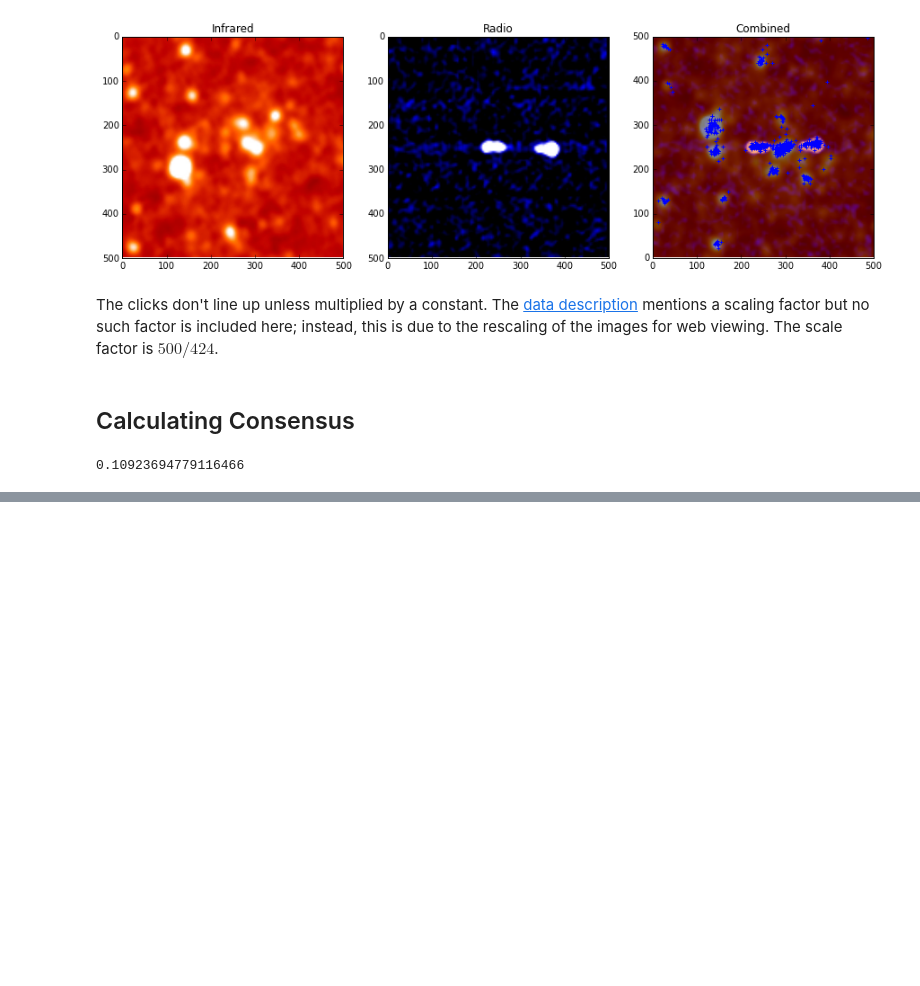
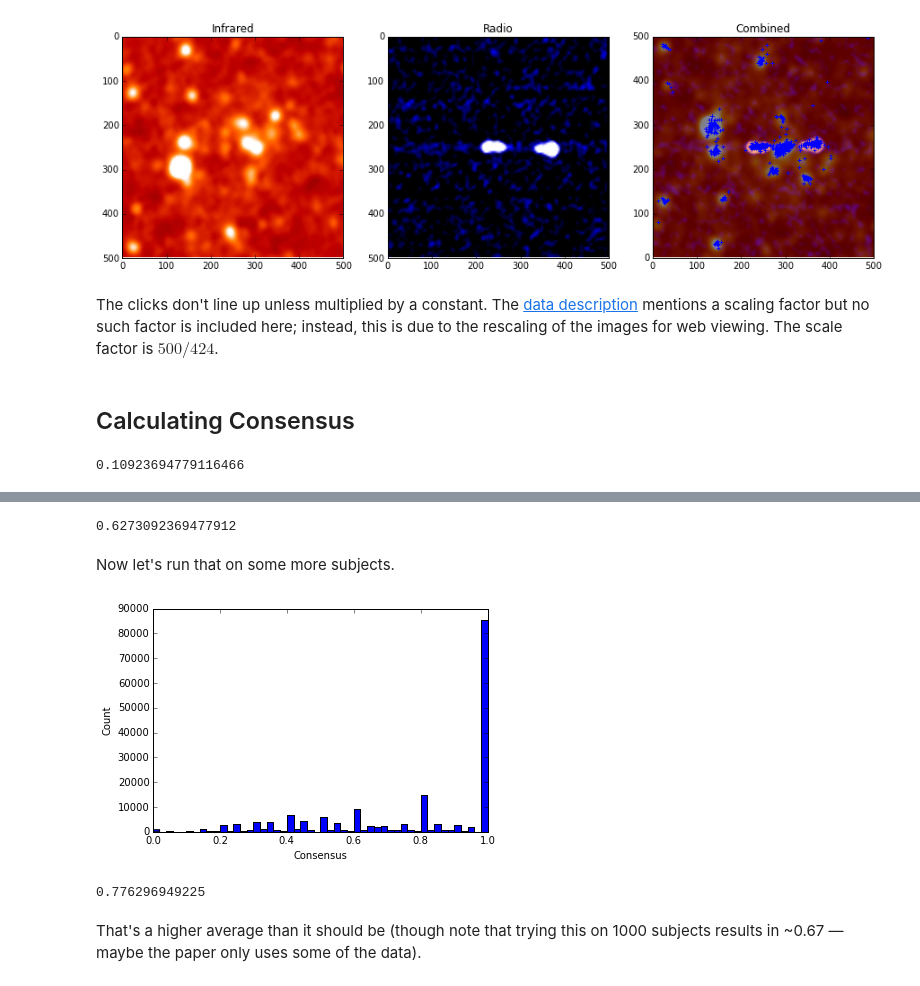
Before and after one commit to chengsoonong/crowdastro, a Jupyter notebook: notebooks/potential_host_counting.ipynb, the cells around one changed output, grey strips where cells are left out. Drawn from its saved outputs; the diff is of its cells as text; code cells hidden in the pictures; blank space fills up the shorter version.

```diff
--- a/notebooks/potential_host_counting.ipynb
+++ b/notebooks/potential_host_counting.ipynb
@@ -235,0 +237,37 @@ matplotlib.pyplot.show()
+# %%
+# For each classification, check whether the radio signature matches the plurality radio signature.
+# If it does, check whether the click matches the plurality click for each galaxy.
+# If it does, then this classification agrees with the consensus. Else it does not.
+
+n_consensus = 0
+n_all = len(classifications)
+
+for classification, classification_radio_signature in zip(classifications, radio_signatures):
+    if classification_radio_signature != plurality_radio_signature:
+        continue
+
+    galaxies = [annotation for annotation in classification['annotations'] if 'ir' in annotation]
+    for galaxy in galaxies:
+        # Regenerate the signature for this radio combination so we can look up the associated click peaks.
+        if galaxy['radio'] == 'No Contours':
+            radio_signature = ()
+        else:
+            radio_signature = tuple(sorted({
+                    round(float(r['xmax']), 15)
+                    for r in galaxy['radio'].values()
+            }))
+
+        if galaxy['ir'] == 'No Sources':
+            continue
+
+        click = (float(galaxy['ir']['0']['x']), float(galaxy['ir']['0']['y']))
+
+        # Find the closest click density peak.
+        peaks = radio_signature_to_click_density_peaks[radio_signature]
+        closest_peak = min(peaks, key=lambda peak: numpy.hypot(click[0] - peak[0], click[1] - peak[1]))
+        if (closest_peak != radio_signature_to_plurality_click[radio_signature]).any():
+            break
+    else:
+        n_consensus += 1
+
+print('{:.02%}'.format(n_consensus / n_all))
@@ -235,0 +425,22 @@ matplotlib.pyplot.show()
+# %%
+# Sanity check: Let's try it on the same subject as before.
+consensus('ARG000180p')
+# %% [output]
+0.6273092369477912
+# %% [markdown]
+Now let's run that on some more subjects.
+# %%
+cs = [consensus(subject['zooniverse_id']) for subject in db.radio_subjects.find()]
+matplotlib.pyplot.hist(cs, bins=50)
+matplotlib.pyplot.xlabel('Consensus')
+matplotlib.pyplot.ylabel('Count')
+matplotlib.pyplot.show()
+# %% [output]
+[figure, added]
+# %%
+# Sanity check: The mean consensus found by Banfield et al. was 0.67.
+print(numpy.mean(cs))
+# %% [output]
+0.776296949225
+# %% [markdown]
+That's a higher average than it should be (though note that trying this on 1000 subjects results in ~0.67 &mdash; maybe the paper only uses some of the data).
```
Also changed, not shown: parts of 19 cells of this notebook, 2 other files.
